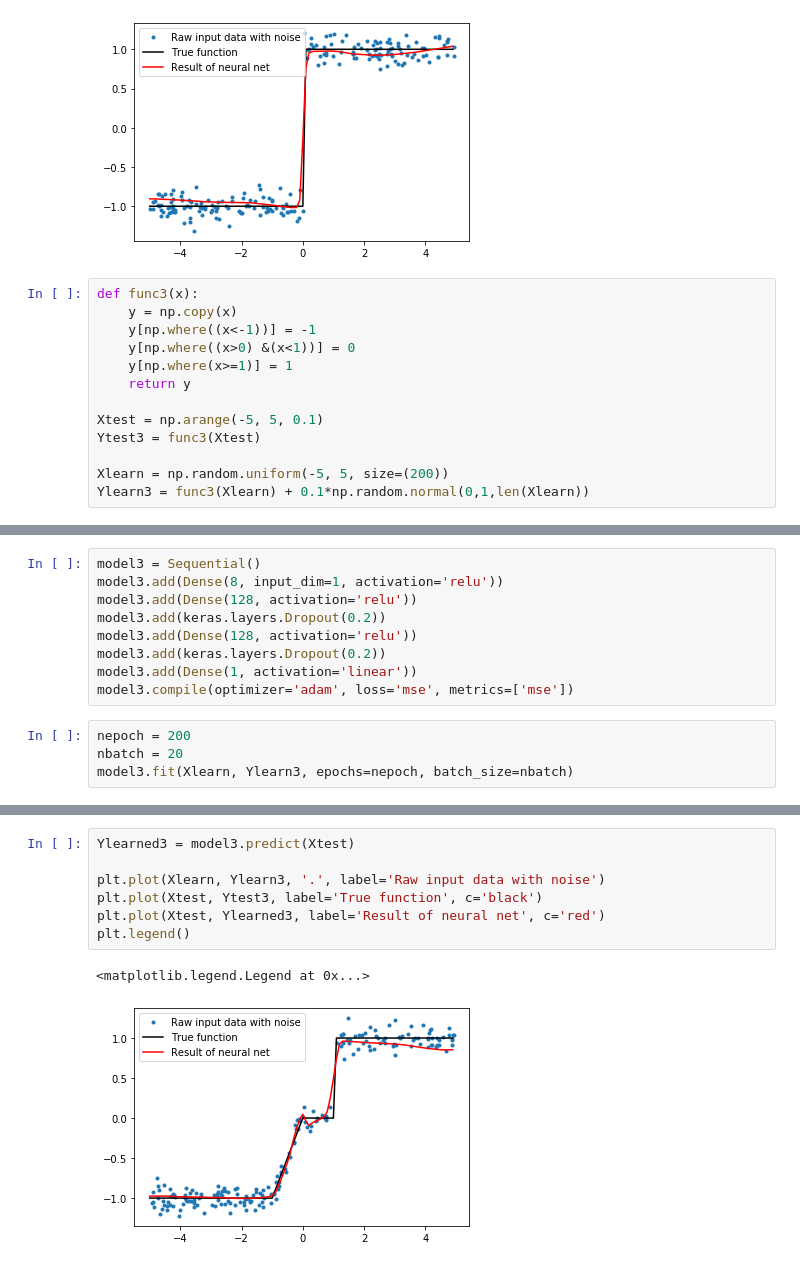
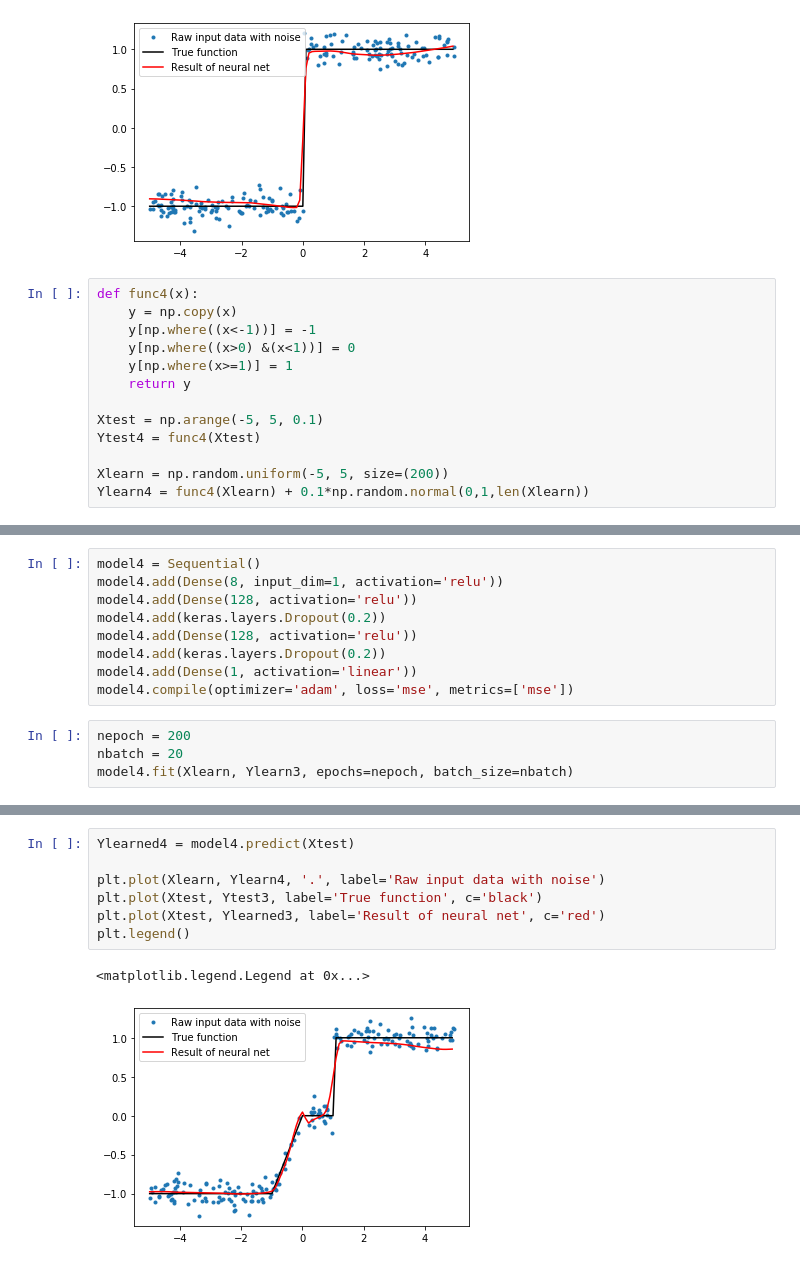
Before and after one commit to HoangTrieuVy-LE/Binary-Neural-Network, a Jupyter notebook: Keras-Approcher des fonctions - pentes spécifiques.ipynb, the cells around one changed output, grey strips where cells are left out. Saved outputs shown, nothing was run; the diff lists cells and outputs as text.

```diff
--- a/Keras-Approcher des fonctions - pentes spécifiques.ipynb
+++ b/Keras-Approcher des fonctions - pentes spécifiques.ipynb
@@ -181,7 +181,7 @@ plt.legend()
 <matplotlib.legend.Legend at 0x...>
 [figure]
 # %%
-def func3(x):
+def func4(x):
     y = np.copy(x)
     y[np.where((x<-1))] = -1
     y[np.where((x>0) &(x<1))] = 0
@@ -189,7 +189,7 @@ def func3(x):
     return y
 
 Xtest = np.arange(-5, 5, 0.1)
-Ytest3 = func3(Xtest)
+Ytest4 = func4(Xtest)
 
 Xlearn = np.random.uniform(-5, 5, size=(200))
-Ylearn3 = func3(Xlearn) + 0.1*np.random.normal(0,1,len(Xlearn))
+Ylearn4 = func4(Xlearn) + 0.1*np.random.normal(0,1,len(Xlearn))
@@ -202,15 +204,15 @@ plt.show()
 # %%
-model3 = Sequential()
-model3.add(Dense(8, input_dim=1, activation='relu'))
-model3.add(Dense(128, activation='relu'))
-model3.add(keras.layers.Dropout(0.2))
-model3.add(Dense(128, activation='relu'))
-model3.add(keras.layers.Dropout(0.2))
-model3.add(Dense(1, activation='linear'))
-model3.compile(optimizer='adam', loss='mse', metrics=['mse'])
+model4 = Sequential()
+model4.add(Dense(8, input_dim=1, activation='relu'))
+model4.add(Dense(128, activation='relu'))
+model4.add(keras.layers.Dropout(0.2))
+model4.add(Dense(128, activation='relu'))
+model4.add(keras.layers.Dropout(0.2))
+model4.add(Dense(1, activation='linear'))
+model4.compile(optimizer='adam', loss='mse', metrics=['mse'])
 # %%
 nepoch = 200
 nbatch = 20
-model3.fit(Xlearn, Ylearn3, epochs=nepoch, batch_size=nbatch)
+model4.fit(Xlearn, Ylearn3, epochs=nepoch, batch_size=nbatch)
 # %% [output]
 Epoch 1/200
@@ -233,11 +235,11 @@ Epoch 200/200
 <keras.callbacks.callbacks.History at 0x...>
 # %%
-Ylearned3 = model3.predict(Xtest)
+Ylearned4 = model4.predict(Xtest)
 
-plt.plot(Xlearn, Ylearn3, '.', label='Raw input data with noise')
+plt.plot(Xlearn, Ylearn4, '.', label='Raw input data with noise')
 plt.plot(Xtest, Ytest3, label='True function', c='black')
 plt.plot(Xtest, Ylearned3, label='Result of neural net', c='red')
 plt.legend()
 # %% [output]
 <matplotlib.legend.Legend at 0x...>
-[figure, old version]
+[figure, new version]
```
Also changed, not shown: parts of 3 cells of this notebook, 3 other files.
